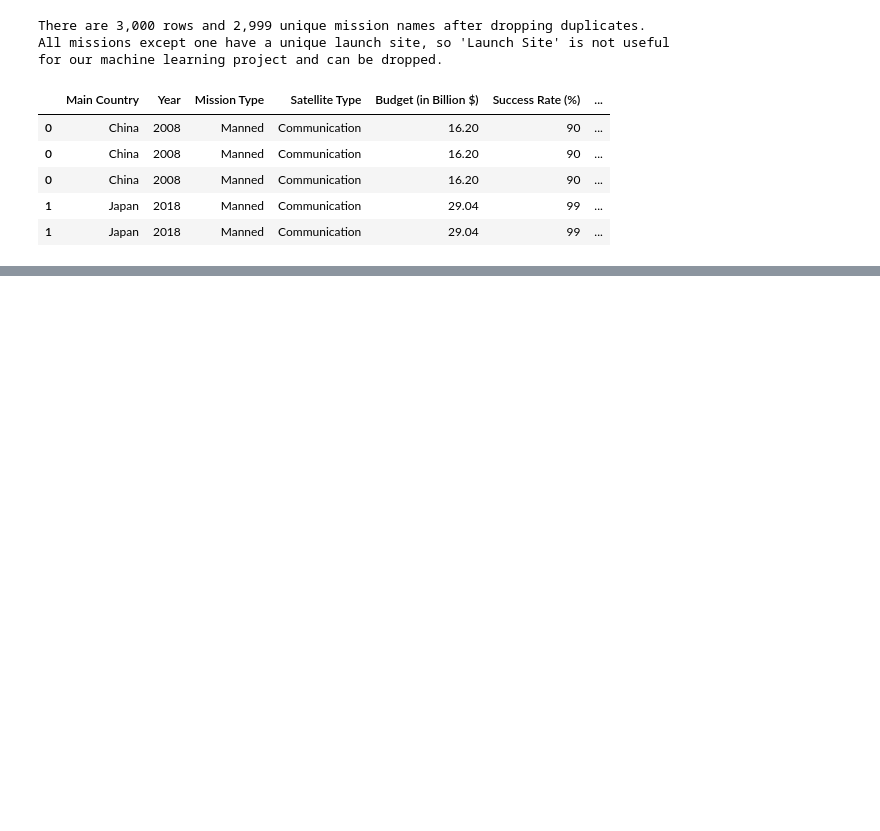
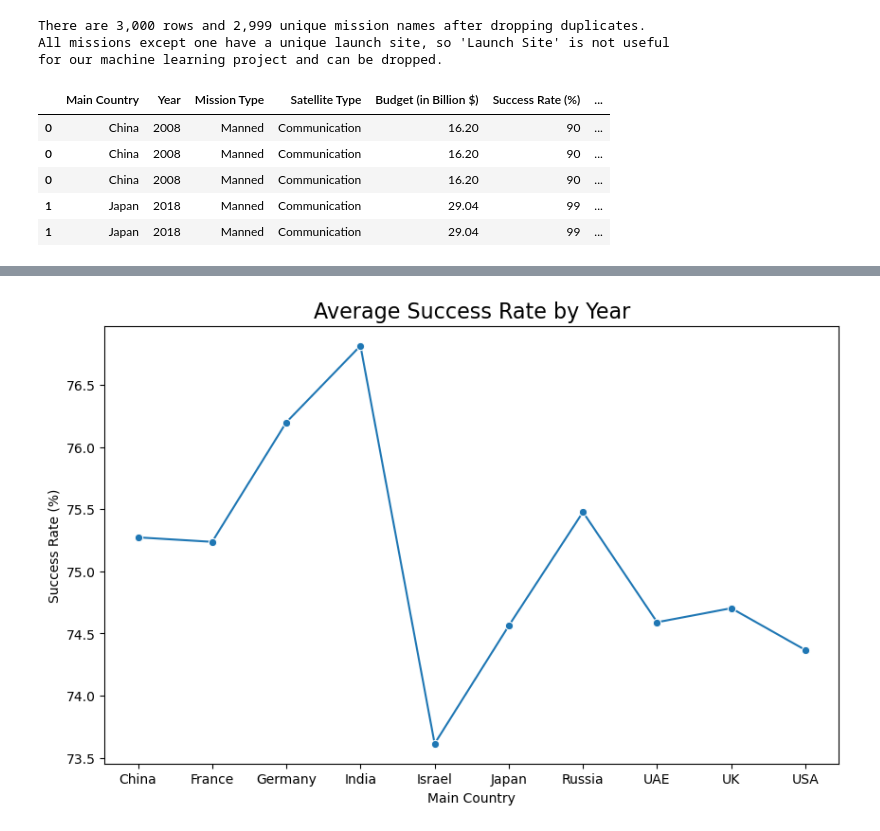
Before and after one commit to BigVictorFans/CU5PROJECTDANISH, a Jupyter notebook: notebook.ipynb, the cells around one changed output, grey strips where cells are left out. Cells and saved outputs as stored; diff of their text form; code cells hidden in the pictures; blank space fills up the shorter version.

```diff
--- a/notebook.ipynb
+++ b/notebook.ipynb
@@ -131,0 +190,7 @@ df_encoded = pd.get_dummies(df, columns=['Main Country', 'Collaborating Country'
+# %%
+plt.figure(figsize=(10,6))
+sns.lineplot(data=avg_success_country , x='Main Country', y='Success Rate (%)', marker='o')
+plt.title('Average Success Rate by Year', fontsize=16)
+plt.show()
+# %% [output]
+[figure, added]
```
Also changed, not shown: parts of 16 cells of this notebook.
